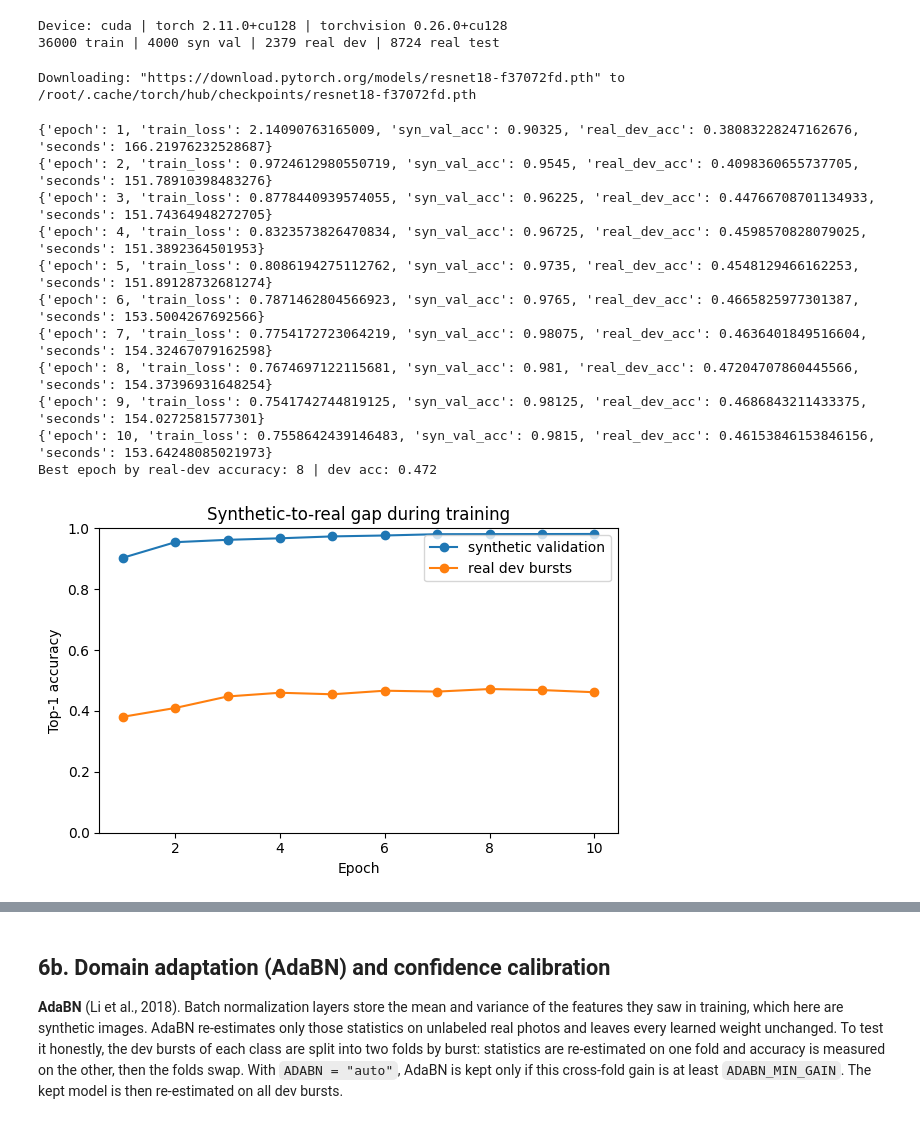
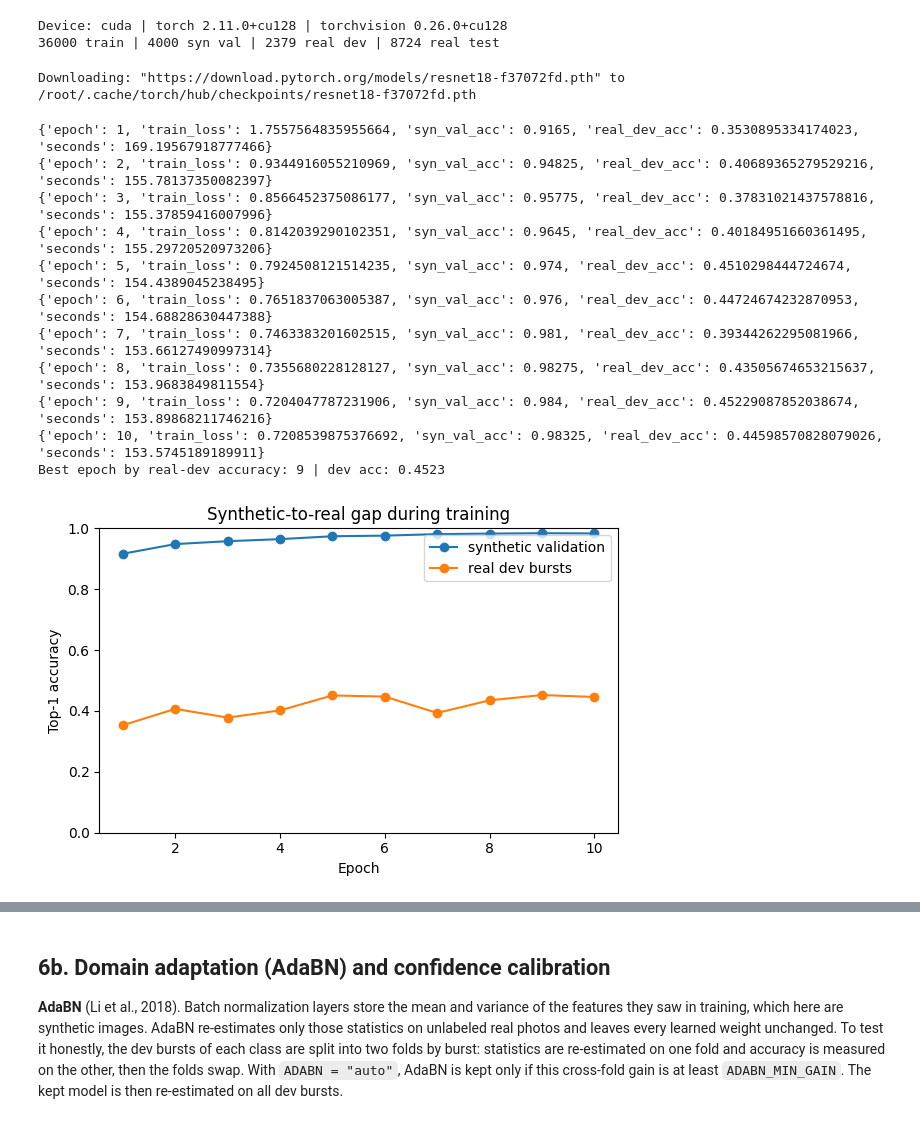
Before and after one commit to Rellebruhh/SureCure, a Jupyter notebook: surecure-model.ipynb, the cells around one changed output, grey strips where cells are left out. Cells and saved outputs as stored; diff of their text form; code cells hidden in the pictures.

Commit message:
Kaggle Notebook | SureCure-Model | new_ver7

```diff
--- a/surecure-model.ipynb
+++ b/surecure-model.ipynb
@@ -47,8 +56,8 @@ QUICK = False   # True = 5-minute smoke test (40 synthetic images per class, 1 e
 QUICK = os.environ.get("SC_QUICK", str(int(QUICK))) == "1"
 EPOCHS = int(os.environ.get("SC_EPOCHS", "1" if QUICK else "10"))
 BATCH = 128
-LR = 1e-4
-WEIGHT_DECAY = 0.05
+LR = 3e-4
+WEIGHT_DECAY = 1e-4
 LABEL_SMOOTHING = 0.1
 IMG = 224                  # model input size
 CACHE = 256                # size of the preprocessed square images
@@ -72,14 +81,29 @@ CONF_TARGET = 0.90         # accuracy wanted among predictions the app accepts w
 GOLDEN_N = 10              # test images exported for the Kotlin preprocessing check
 # Fine-tuning on team photos (section 6a). Runs only when a team-photo folder is found.
 TEAM_DIR = os.environ.get("SC_TEAM_DIR", "")              # <product>/<session>/<photo>; "" = auto-detect a folder named like "team"
-FT_EPOCHS = int(os.environ.get("SC_FT_EPOCHS", "5"))
-FT_LR = float(os.environ.get("SC_FT_LR", "1e-4"))          # lower than LR: adjust the synthetic model, do not retrain it
-FT_SYN_RATIO = float(os.environ.get("SC_FT_SYN_RATIO", "1.0"))   # synthetic images per team photo in each epoch (1.0 = 1:1 mix)
+# Defaults set for the current team photos (3 products, about 180 photos): few epochs, low LR, more frozen, more synthetic.
+# For the full protocol (20 products x 6 sessions) use 5 epochs, LR 1e-4, ratio 1.0 and freeze through layer1 only.
+FT_EPOCHS = int(os.environ.get("SC_FT_EPOCHS", "3"))
+FT_LR = float(os.environ.get("SC_FT_LR", "5e-5"))          # lower than LR: adjust the synthetic model, do not retrain it
+FT_SYN_RATIO = float(os.environ.get("SC_FT_SYN_RATIO", "3.0"))   # synthetic images per team photo in each epoch (1.0 = 1:1 mix)
 FT_BATCH = 64
 FT_MIN_GAIN = 0.02         # keep the fine-tuned model only if team-dev accuracy improves by at least this
-FT_FREEZE = ("conv1", "bn1", "layer1")   # early layers stay fixed: a few hundred photos are too few to retrain edge filters
+FT_FREEZE = ("conv1", "bn1", "layer1", "layer2")   # early layers stay fixed: a few hundred photos are too few to retrain edge filters
+FT_SPLIT = os.environ.get("SC_FT_SPLIT", "auto")          # "session": 4/1/1 split by session folder; "none": all photos train,
+#   judged on Capsure real-dev only; "auto": "session" if every product folder has session subfolders, else "none"
+FT_MIN_PHOTOS = int(os.environ.get("SC_FT_MIN_PHOTOS", "10"))   # products with fewer team photos are left out of fine-tuning
+FT_MAX_OTHER_DROP = 0.02   # revert if Capsure real-dev accuracy of the products WITHOUT team photos drops by more than this
 GUARD_CAL = os.environ.get("SC_GUARD_CAL", "pooled")      # "pooled" = Capsure dev bursts + one team-dev photo per session; "capsure" = Capsure only
 RUN_NAME = os.environ.get("SC_RUN_NAME", time.strftime("run_%Y%m%d_%H%M"))
+# Time budget for the whole notebook, counted from this cell. Training and fine-tuning stop early
+# (keeping their best checkpoint) so that RESERVE_MIN is left for evaluation, guard, export and packaging.
+TIME_BUDGET_MIN = float(os.environ.get("SC_TIME_BUDGET_MIN", "120"))
+RESERVE_MIN = float(os.environ.get("SC_RESERVE_MIN", "20"))
+RUN_START = time.time()
+
+
+def minutes_left():
+    return TIME_BUDGET_MIN - (time.time() - RUN_START) / 60
 FILL = (124, 116, 104)     # ImageNet mean, used for letterbox padding
 NUM_WORKERS = min(4, os.cpu_count() or 2)
 
@@ -147,7 +171,7 @@ def find_root():
 ROOT = find_root()
 print("Data root:", ROOT)
 print("Quick mode:", QUICK, "| epochs:", EPOCHS, "| workers:", NUM_WORKERS)
-print("Run:", RUN_NAME, "| AUG_V2:", AUG_V2, "| ADABN:", ADABN)
+print("Run:", RUN_NAME, "| AUG_V2:", AUG_V2, "| ADABN:", ADABN, f"| time budget: {TIME_BUDGET_MIN:.0f} min")
 print("Platform:", "Colab" if IN_COLAB else "Kaggle/other", "| outputs:", OUT, "| Drive copy:", DRIVE_DIR or "off")
 
 # Partial downloads fail silently later, so count files now (expected: about 40,000 synthetic, 11,000 real).
@@ -634,45 +658,49 @@ for ep in range(EPOCHS):
         with torch.autocast(device_type=device, dtype=torch.float16, enabled=use_amp):
             loss = crit(model(x), yb)
         scaler.scale(loss).backward()
         scaler.step(opt)
         scaler.update()
         sched.step()
         tot += loss.item() * len(yb)
         n += len(yb)
     syn_acc = float((predict(model, dl_synval).argmax(1).numpy() == syn_val["y"].to_numpy()).mean())
     dev_acc = float((predict(model, dl_dev).argmax(1).numpy() == real_dev["y"].to_numpy()).mean())
     history.append({"epoch": ep + 1, "train_loss": tot / max(n, 1), "syn_val_acc": syn_acc,
                     "real_dev_acc": dev_acc, "seconds": time.time() - t0})
     print(history[-1])
     if dev_acc > best[0]:
         best = (dev_acc, ep + 1)
         torch.save(model.state_dict(), MODEL_DIR / "best.pt")
+    if minutes_left() - RESERVE_MIN < history[-1]["seconds"] / 60:
+        print(f"Time budget: stopping after epoch {ep + 1} ({minutes_left():.0f} min left of {TIME_BUDGET_MIN:.0f}); "
+              "the best checkpoint so far is kept.")
+        break
 
 pd.DataFrame(history).to_csv(OUT / "history.csv", index=False)
 model.load_state_dict(torch.load(MODEL_DIR / "best.pt", map_location=device))
 print("Best epoch by real-dev accuracy:", best[1], "| dev acc:", round(best[0], 4))
 
 h = pd.DataFrame(history)
 fig, ax = plt.subplots(figsize=(6, 4))
 ax.plot(h["epoch"], h["syn_val_acc"], marker="o", label="synthetic validation")
 ax.plot(h["epoch"], h["real_dev_acc"], marker="o", label="real dev bursts")
 ax.set_xlabel("Epoch"); ax.set_ylabel("Top-1 accuracy"); ax.set_ylim(0, 1); ax.legend()
 ax.set_title("Synthetic-to-real gap during training")
 fig.tight_layout(); fig.savefig(FIG_DIR / "training_curves.png", dpi=150); plt.show()
 # %% [output]
 Downloading: "https://download.pytorch.org/models/resnet18-f37072fd.pth" to /root/.cache/torch/hub/checkpoints/resnet18-f37072fd.pth
-{'epoch': 1, 'train_loss': 2.14090763165009, 'syn_val_acc': 0.90325, 'real_dev_acc': 0.38083228247162676, 'seconds': 166.21976232528687}
-{'epoch': 2, 'train_loss': 0.9724612980550719, 'syn_val_acc': 0.9545, 'real_dev_acc': 0.4098360655737705, 'seconds': 151.78910398483276}
-{'epoch': 3, 'train_loss': 0.8778440939574055, 'syn_val_acc': 0.96225, 'real_dev_acc': 0.44766708701134933, 'seconds': 151.74364948272705}
-{'epoch': 4, 'train_loss': 0.8323573826470834, 'syn_val_acc': 0.96725, 'real_dev_acc': 0.4598570828079025, 'seconds': 151.3892364501953}
-{'epoch': 5, 'train_loss': 0.8086194275112762, 'syn_val_acc': 0.9735, 'real_dev_acc': 0.4548129466162253, 'seconds': 151.89128732681274}
-{'epoch': 6, 'train_loss': 0.7871462804566923, 'syn_val_acc': 0.9765, 'real_dev_acc': 0.4665825977301387, 'seconds': 153.5004267692566}
-{'epoch': 7, 'train_loss': 0.7754172723064219, 'syn_val_acc': 0.98075, 'real_dev_acc': 0.4636401849516604, 'seconds': 154.32467079162598}
-{'epoch': 8, 'train_loss': 0.7674697122115681, 'syn_val_acc': 0.981, 'real_dev_acc': 0.47204707860445566, 'seconds': 154.37396931648254}
-{'epoch': 9, 'train_loss': 0.7541742744819125, 'syn_val_acc': 0.98125, 'real_dev_acc': 0.4686843211433375, 'seconds': 154.0272581577301}
-{'epoch': 10, 'train_loss': 0.7558642439146483, 'syn_val_acc': 0.9815, 'real_dev_acc': 0.46153846153846156, 'seconds': 153.64248085021973}
-Best epoch by real-dev accuracy: 8 | dev acc: 0.472
+{'epoch': 1, 'train_loss': 1.7557564835955664, 'syn_val_acc': 0.9165, 'real_dev_acc': 0.3530895334174023, 'seconds': 169.19567918777466}
+{'epoch': 2, 'train_loss': 0.9344916055210969, 'syn_val_acc': 0.94825, 'real_dev_acc': 0.40689365279529216, 'seconds': 155.78137350082397}
+{'epoch': 3, 'train_loss': 0.8566452375086177, 'syn_val_acc': 0.95775, 'real_dev_acc': 0.37831021437578816, 'seconds': 155.37859416007996}
+{'epoch': 4, 'train_loss': 0.8142039290102351, 'syn_val_acc': 0.9645, 'real_dev_acc': 0.40184951660361495, 'seconds': 155.29720520973206}
+{'epoch': 5, 'train_loss': 0.7924508121514235, 'syn_val_acc': 0.974, 'real_dev_acc': 0.4510298444724674, 'seconds': 154.4389045238495}
+{'epoch': 6, 'train_loss': 0.7651837063005387, 'syn_val_acc': 0.976, 'real_dev_acc': 0.44724674232870953, 'seconds': 154.68828630447388}
+{'epoch': 7, 'train_loss': 0.7463383201602515, 'syn_val_acc': 0.981, 'real_dev_acc': 0.39344262295081966, 'seconds': 153.66127490997314}
+{'epoch': 8, 'train_loss': 0.7355680228128127, 'syn_val_acc': 0.98275, 'real_dev_acc': 0.43505674653215637, 'seconds': 153.9683849811554}
+{'epoch': 9, 'train_loss': 0.7204047787231906, 'syn_val_acc': 0.984, 'real_dev_acc': 0.45229087852038674, 'seconds': 153.89868211746216}
+{'epoch': 10, 'train_loss': 0.7208539875376692, 'syn_val_acc': 0.98325, 'real_dev_acc': 0.44598570828079026, 'seconds': 153.5745189189911}
+Best epoch by real-dev accuracy: 9 | dev acc: 0.4523
-[figure, old version]
+[figure, new version]
 # %% [markdown]
 ## 6a. Fine-tune on team photos (runs only when team photos are attached)
 
```
Also changed, not shown: parts of 14 cells of this notebook.
